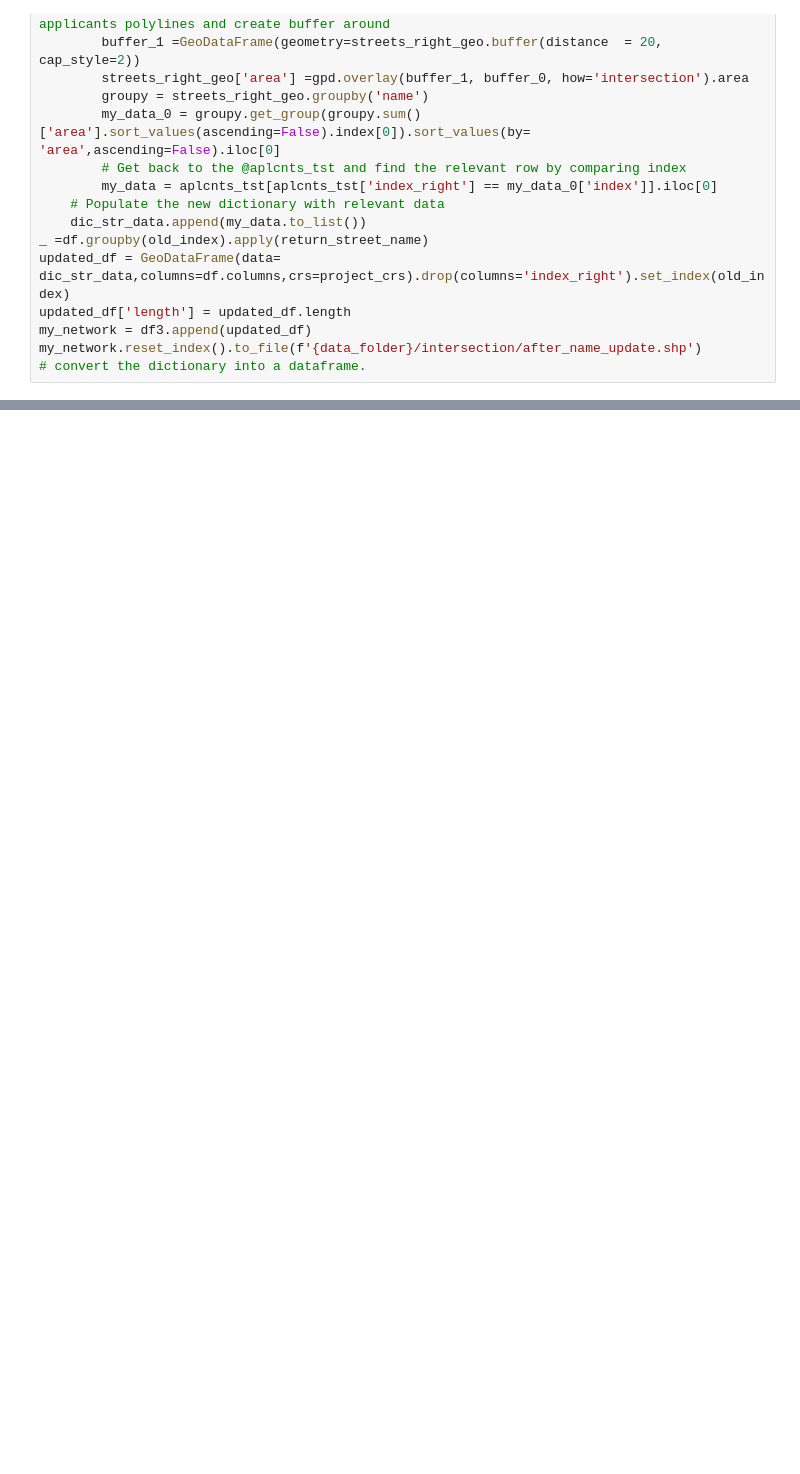
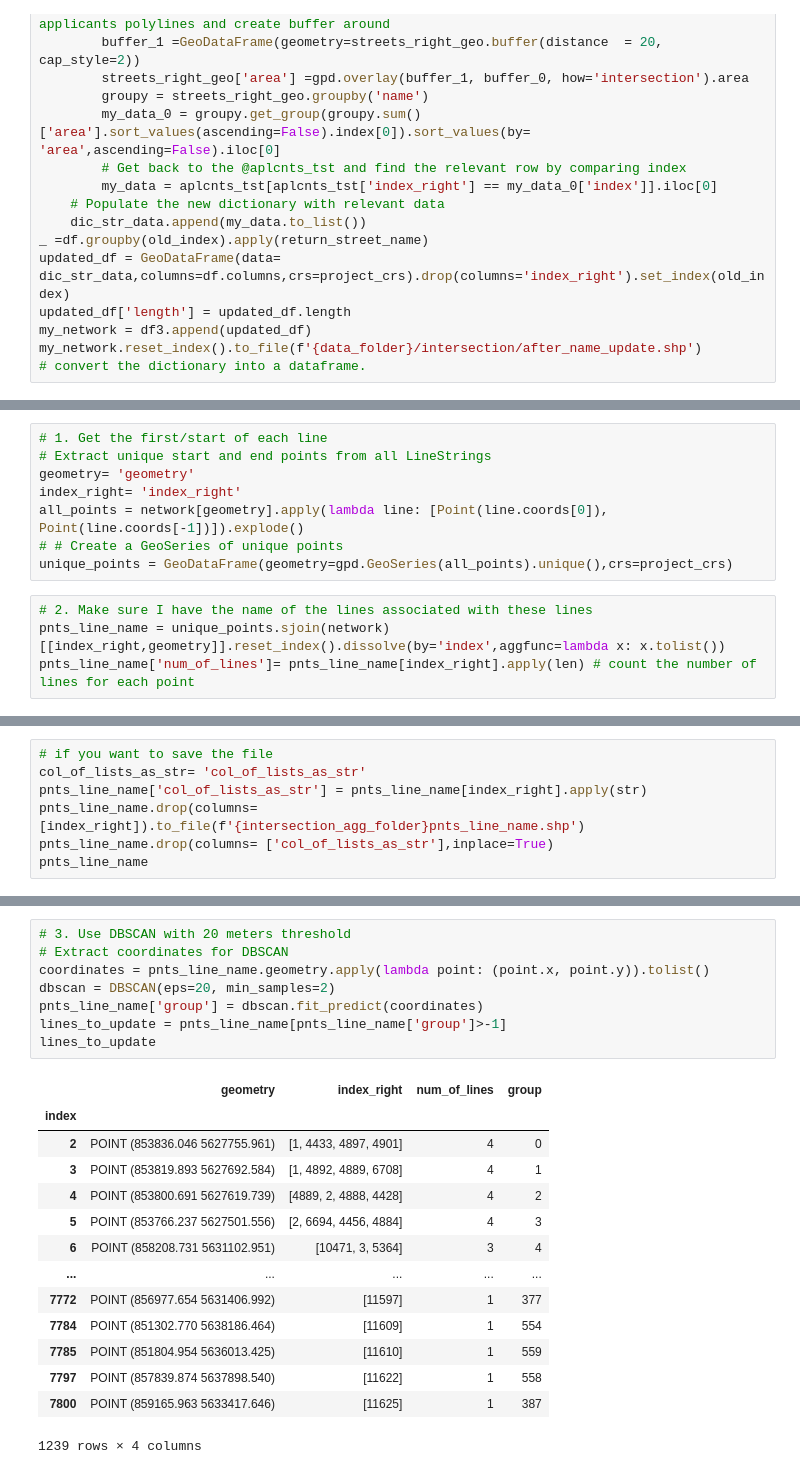
Before and after one commit to achic19/SOD0, a Jupyter notebook: Code/notebooks/topology.ipynb, the cells around one changed output, grey strips where cells are left out. Saved outputs shown, nothing was run; the diff lists cells and outputs as text; blank space fills up the shorter version.

```diff
--- a/Code/notebooks/topology.ipynb
+++ b/Code/notebooks/topology.ipynb
@@ -613,0 +636,12 @@ Code to consolidate nearest intersections
+# %%
+# 1. Get the first/start of each line
+# Extract unique start and end points from all LineStrings
+geometry= 'geometry'
+index_right= 'index_right'
+all_points = network[geometry].apply(lambda line: [Point(line.coords[0]), Point(line.coords[-1])]).explode()
+# # Create a GeoSeries of unique points
+unique_points = GeoDataFrame(geometry=gpd.GeoSeries(all_points).unique(),crs=project_crs)
+# %%
+# 2. Make sure I have the name of the lines associated with these lines
+pnts_line_name = unique_points.sjoin(network)[[index_right,geometry]].reset_index().dissolve(by='index',aggfunc=lambda x: x.tolist())
+pnts_line_name['num_of_lines']= pnts_line_name[index_right].apply(len) # count the number of lines for each point
@@ -613,0 +663,7 @@ Code to consolidate nearest intersections
+# %%
+# if you want to save the file
+col_of_lists_as_str= 'col_of_lists_as_str'
+pnts_line_name['col_of_lists_as_str'] = pnts_line_name[index_right].apply(str)
+pnts_line_name.drop(columns= [index_right]).to_file(f'{intersection_agg_folder}pnts_line_name.shp')
+pnts_line_name.drop(columns= ['col_of_lists_as_str'],inplace=True)
+pnts_line_name
@@ -613,0 +685,23 @@ Code to consolidate nearest intersections
+# %%
+# 3. Use DBSCAN with 20 meters threshold
+# Extract coordinates for DBSCAN
+coordinates = pnts_line_name.geometry.apply(lambda point: (point.x, point.y)).tolist()
+dbscan = DBSCAN(eps=20, min_samples=2)
+pnts_line_name['group'] = dbscan.fit_predict(coordinates)
+lines_to_update = pnts_line_name[pnts_line_name['group']>-1]
+lines_to_update
+# %% [output]
+|  | geometry | index_right | num_of_lines | group |
+| index |  |  |  |  |
+| 2 | POINT (853836.046 5627755.961) | [1, 4433, 4897, 4901] | 4 | 0 |
+| 3 | POINT (853819.893 5627692.584) | [1, 4892, 4889, 6708] | 4 | 1 |
+| 4 | POINT (853800.691 5627619.739) | [4889, 2, 4888, 4428] | 4 | 2 |
+| 5 | POINT (853766.237 5627501.556) | [2, 6694, 4456, 4884] | 4 | 3 |
+| 6 | POINT (858208.731 5631102.951) | [10471, 3, 5364] | 3 | 4 |
+| ... | ... | ... | ... | ... |
+| 7772 | POINT (856977.654 5631406.992) | [11597] | 1 | 377 |
+| 7784 | POINT (851302.770 5638186.464) | [11609] | 1 | 554 |
+| 7785 | POINT (851804.954 5636013.425) | [11610] | 1 | 559 |
+| 7797 | POINT (857839.874 5637898.540) | [11622] | 1 | 558 |
+| 7800 | POINT (859165.963 5633417.646) | [11625] | 1 | 387 |
+1239 rows × 4 columns
```
Also changed, not shown: parts of 11 cells of this notebook, 1 other file.
